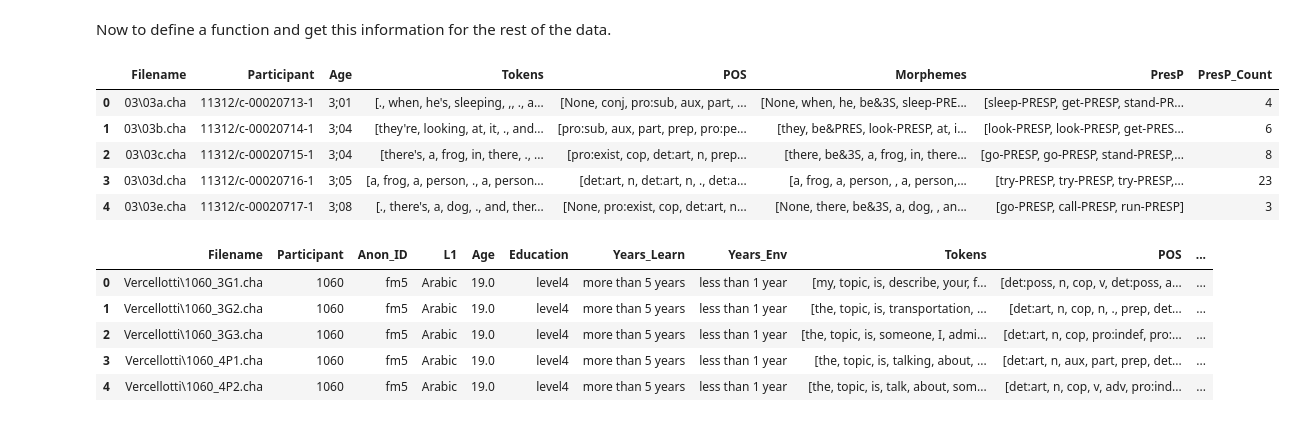
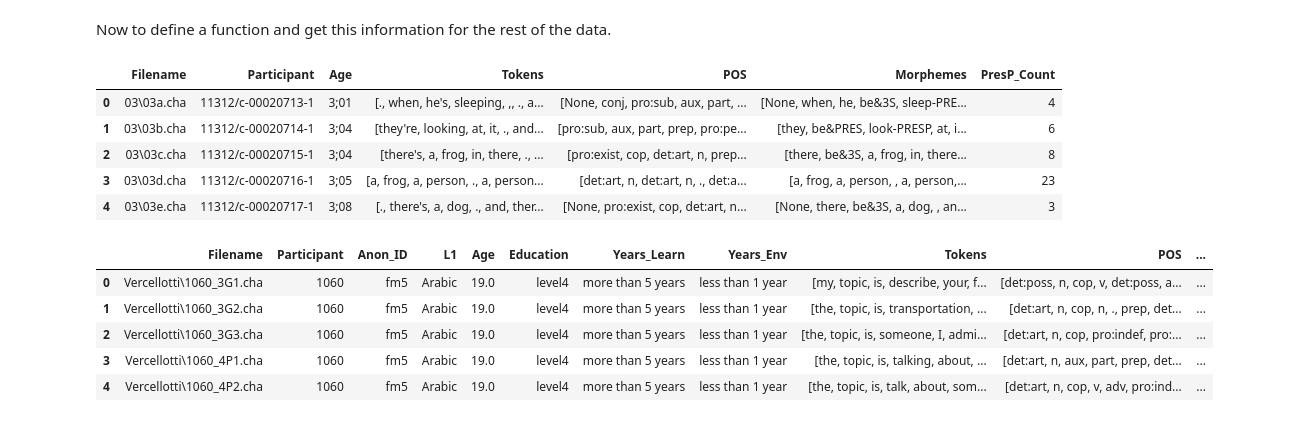
Before and after one commit to Data-Science-for-Linguists-2023/Morpheme-Acquisition-Analysis, a Jupyter notebook: notebooks/data_analysis.ipynb, the cells around one changed output. Saved outputs shown, nothing was run; the diff lists cells and outputs as text; code cells hidden in the pictures.

```diff
--- a/notebooks/data_analysis.ipynb
+++ b/notebooks/data_analysis.ipynb
@@ -50,15 +70,14 @@ def get_presp(x):
     return presps
 # %%
 # native speaker corpus
-Ncorpus['PresP'] = Ncorpus.Morphemes.apply(get_presp)
-Ncorpus['PresP_Count'] = Ncorpus['PresP'].str.len()
+Ncorpus['PresP_Count'] = Ncorpus.Morphemes.apply(get_presp).str.len()
 Ncorpus.head()
 # %% [output]
-|  | Filename | Participant | Age | Tokens | POS | Morphemes | PresP | PresP_Count |
-| 0 | 03\03a.cha | 11312/c-00020713-1 | 3;01 | [., when, he's, sleeping, ,, ., a... | [None, conj, pro:sub, aux, part, ... | [None, when, he, be&3S, sleep-PRE... | [sleep-PRESP, get-PRESP, stand-PR... | 4 |
-| 1 | 03\03b.cha | 11312/c-00020714-1 | 3;04 | [they're, looking, at, it, ., and... | [pro:sub, aux, part, prep, pro:pe... | [they, be&PRES, look-PRESP, at, i... | [look-PRESP, look-PRESP, get-PRES... | 6 |
-| 2 | 03\03c.cha | 11312/c-00020715-1 | 3;04 | [there's, a, frog, in, there, ., ... | [pro:exist, cop, det:art, n, prep... | [there, be&3S, a, frog, in, there... | [go-PRESP, go-PRESP, stand-PRESP,... | 8 |
-| 3 | 03\03d.cha | 11312/c-00020716-1 | 3;05 | [a, frog, a, person, ., a, person... | [det:art, n, det:art, n, ., det:a... | [a, frog, a, person, , a, person,... | [try-PRESP, try-PRESP, try-PRESP,... | 23 |
-| 4 | 03\03e.cha | 11312/c-00020717-1 | 3;08 | [., there's, a, dog, ., and, ther... | [None, pro:exist, cop, det:art, n... | [None, there, be&3S, a, dog, , an... | [go-PRESP, call-PRESP, run-PRESP] | 3 |
+|  | Filename | Participant | Age | Tokens | POS | Morphemes | PresP_Count |
+| 0 | 03\03a.cha | 11312/c-00020713-1 | 3;01 | [., when, he's, sleeping, ,, ., a... | [None, conj, pro:sub, aux, part, ... | [None, when, he, be&3S, sleep-PRE... | 4 |
+| 1 | 03\03b.cha | 11312/c-00020714-1 | 3;04 | [they're, looking, at, it, ., and... | [pro:sub, aux, part, prep, pro:pe... | [they, be&PRES, look-PRESP, at, i... | 6 |
+| 2 | 03\03c.cha | 11312/c-00020715-1 | 3;04 | [there's, a, frog, in, there, ., ... | [pro:exist, cop, det:art, n, prep... | [there, be&3S, a, frog, in, there... | 8 |
+| 3 | 03\03d.cha | 11312/c-00020716-1 | 3;05 | [a, frog, a, person, ., a, person... | [det:art, n, det:art, n, ., det:a... | [a, frog, a, person, , a, person,... | 23 |
+| 4 | 03\03e.cha | 11312/c-00020717-1 | 3;08 | [., there's, a, dog, ., and, ther... | [None, pro:exist, cop, det:art, n... | [None, there, be&3S, a, dog, , an... | 3 |
 # %%
 # learner corpus
```
Also changed, not shown: parts of 21 cells of this notebook.
